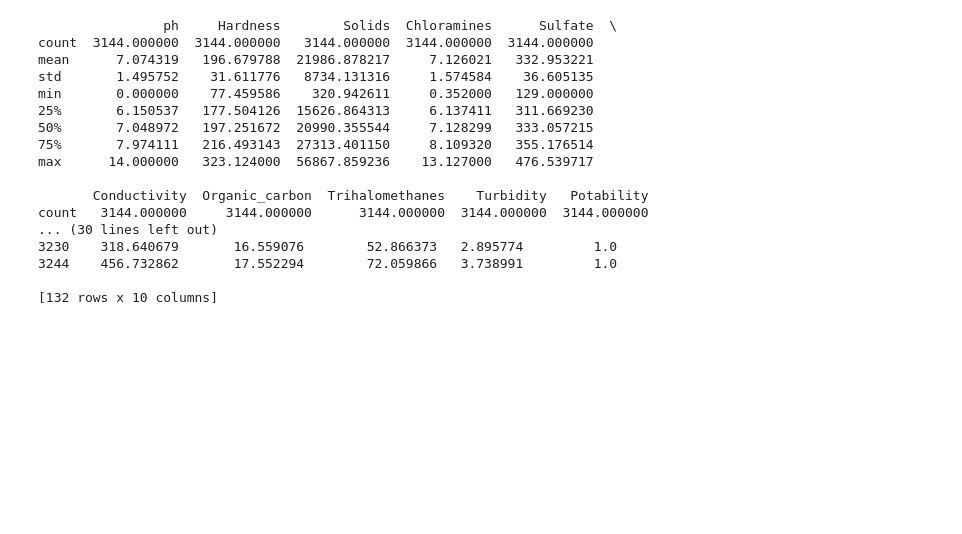
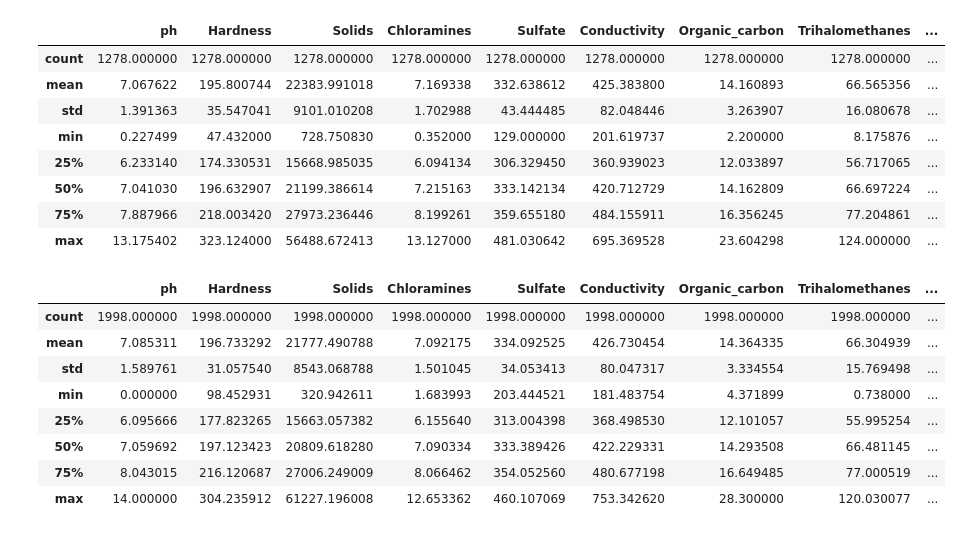
Before and after one commit to Ichtiostega/data-exploration-2-electric-boogaloo, a Jupyter notebook: water-potability.ipynb, the cells around one changed output. Drawn from its saved outputs; the diff is of its cells as text; code cells hidden in the pictures; blank space fills up the shorter version.

```diff
--- a/water-potability.ipynb
+++ b/water-potability.ipynb
@@ -43,32 +40,41 @@ display(df_fringeless.describe())
 # %%
 imputer = KNNImputer(n_neighbors=3)
 df_filled = pd.DataFrame(imputer.fit_transform(df), columns=df.columns)
+# %%
+df_potable = df_filled.query('Potability == 1').drop(columns=['Potability'])
+df_unpotable = df_filled.query('Potability == 0').drop(columns=['Potability'])
+
+df_potable = df_potable.reset_index().drop(columns=['index'])
+df_unpotable = df_unpotable.reset_index().drop(columns=['index'])
+
+display(df_potable.describe())
+display(df_unpotable.describe())
+# %% [output]
+|  | ph | Hardness | Solids | Chloramines | Sulfate | Conductivity | Organic_carbon | Trihalomethanes | ... |
+| count | 1278.000000 | 1278.000000 | 1278.000000 | 1278.000000 | 1278.000000 | 1278.000000 | 1278.000000 | 1278.000000 | ... |
+| mean | 7.067622 | 195.800744 | 22383.991018 | 7.169338 | 332.638612 | 425.383800 | 14.160893 | 66.565356 | ... |
+| std | 1.391363 | 35.547041 | 9101.010208 | 1.702988 | 43.444485 | 82.048446 | 3.263907 | 16.080678 | ... |
+| min | 0.227499 | 47.432000 | 728.750830 | 0.352000 | 129.000000 | 201.619737 | 2.200000 | 8.175876 | ... |
+| 25% | 6.233140 | 174.330531 | 15668.985035 | 6.094134 | 306.329450 | 360.939023 | 12.033897 | 56.717065 | ... |
+| 50% | 7.041030 | 196.632907 | 21199.386614 | 7.215163 | 333.142134 | 420.712729 | 14.162809 | 66.697224 | ... |
+| 75% | 7.887966 | 218.003420 | 27973.236446 | 8.199261 | 359.655180 | 484.155911 | 16.356245 | 77.204861 | ... |
+| max | 13.175402 | 323.124000 | 56488.672413 | 13.127000 | 481.030642 | 695.369528 | 23.604298 | 124.000000 | ... |
+|  | ph | Hardness | Solids | Chloramines | Sulfate | Conductivity | Organic_carbon | Trihalomethanes | ... |
+| count | 1998.000000 | 1998.000000 | 1998.000000 | 1998.000000 | 1998.000000 | 1998.000000 | 1998.000000 | 1998.000000 | ... |
+| mean | 7.085311 | 196.733292 | 21777.490788 | 7.092175 | 334.092525 | 426.730454 | 14.364335 | 66.304939 | ... |
+| std | 1.589761 | 31.057540 | 8543.068788 | 1.501045 | 34.053413 | 80.047317 | 3.334554 | 15.769498 | ... |
+| min | 0.000000 | 98.452931 | 320.942611 | 1.683993 | 203.444521 | 181.483754 | 4.371899 | 0.738000 | ... |
+| 25% | 6.095666 | 177.823265 | 15663.057382 | 6.155640 | 313.004398 | 368.498530 | 12.101057 | 55.995254 | ... |
+| 50% | 7.059692 | 197.123423 | 20809.618280 | 7.090334 | 333.389426 | 422.229331 | 14.293508 | 66.481145 | ... |
+| 75% | 8.043015 | 216.120687 | 27006.249009 | 8.066462 | 354.052560 | 480.677198 | 16.649485 | 77.000519 | ... |
+| max | 14.000000 | 304.235912 | 61227.196008 | 12.653362 | 460.107069 | 753.342620 | 28.300000 | 120.030077 | ... |
 # %%
-
-clf = LocalOutlierFactor(n_neighbors=3)
-outliers = clf.fit_predict(df_filled)
-outliers_indexes = np.where(outliers == - 1)[0]
-rest_indexes = np.where(outliers == 1)[0]
-outliers = df_filled.loc[outliers_indexes]
-df_without_outliers = df_filled.loc[rest_indexes]
-df_without_outliers = df_without_outliers.reset_index().drop(columns=['index'])
-print(df_without_outliers.describe())
-print(outliers)
+def find_outliers(data_frame):
+    clf = LocalOutlierFactor(n_neighbors=3)
+    outliers = clf.fit_predict(data_frame)
+    outliers_indexes = np.where(outliers == - 1)[0]
+    rest_indexes = np.where(outliers == 1)[0]
+    outliers = data_frame.loc[outliers_indexes]
+    df_without_outliers = data_frame.loc[rest_indexes]
+    df_without_outliers = df_without_outliers.reset_index().drop(columns=['index'])
+    return outliers, df_without_outliers
-# %% [output]
-                ph     Hardness        Solids  Chloramines      Sulfate  \
-count  3144.000000  3144.000000   3144.000000  3144.000000  3144.000000
-mean      7.074319   196.679788  21986.878217     7.126021   332.953221
-std       1.495752    31.611776   8734.131316     1.574584    36.605135
-min       0.000000    77.459586    320.942611     0.352000   129.000000
-25%       6.150537   177.504126  15626.864313     6.137411   311.669230
-50%       7.048972   197.251672  20990.355544     7.128299   333.057215
-75%       7.974111   216.493143  27313.401150     8.109320   355.176514
-max      14.000000   323.124000  56867.859236    13.127000   476.539717
-
-       Conductivity  Organic_carbon  Trihalomethanes    Turbidity   Potability
-count   3144.000000     3144.000000      3144.000000  3144.000000  3144.000000
-... (30 lines left out)
-3230    318.640679       16.559076        52.866373   2.895774         1.0
-3244    456.732862       17.552294        72.059866   3.738991         1.0
-
-[132 rows x 10 columns]
```
Also changed, not shown: parts of 12 cells of this notebook.
